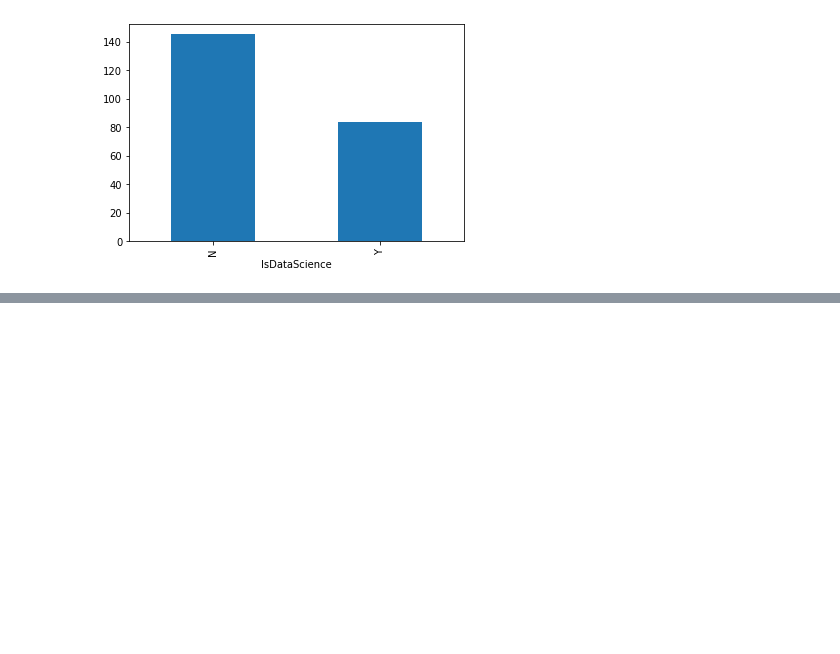
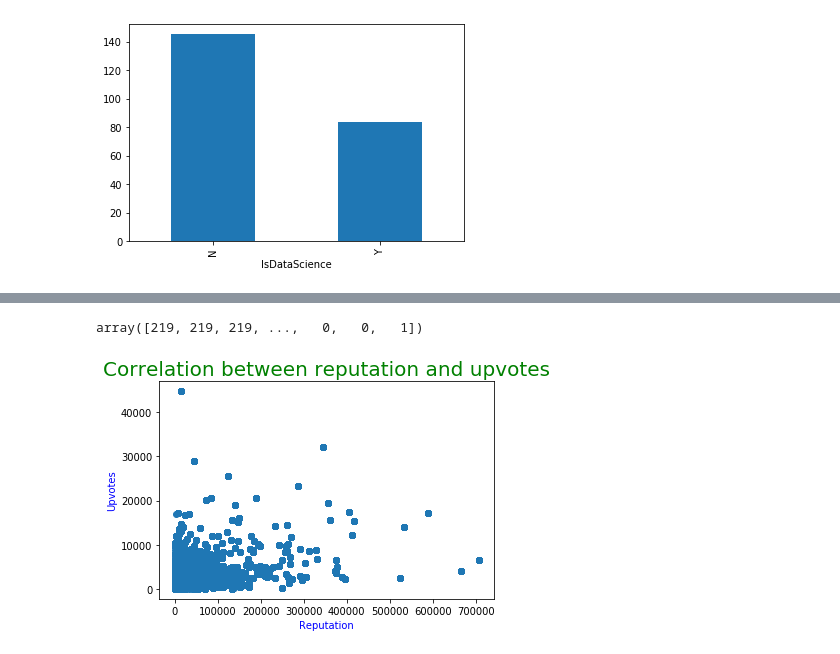
Before and after one commit to KarthikeyanVenkataraman/edastackoverflow, a Jupyter notebook: StackOverFlow_Draft.ipynb, the cells around one changed output, grey strips where cells are left out. Drawn from its saved outputs; the diff is of its cells as text; code cells hidden in the pictures; blank space fills up the shorter version.

```diff
--- a/StackOverFlow_Draft.ipynb
+++ b/StackOverFlow_Draft.ipynb
@@ -644,2 +447,0 @@ del inpUsers['Unnamed: 0']
-# %%
-inpUsers.drop_duplicates(keep='first',inplace=True)
@@ -654,0 +448,4 @@ inpUsers.head(5)
+# %%
+UserListWhoAskedDataScienceQuestions = inpQues[inpQues.IsDataScience=='Y'].OwnerUserId.unique().tolist()
+reputedUsers = inpUsers[inpUsers.id.isin(UserListWhoAskedDataScienceQuestions)]
+print(reputedUsers)
@@ -654,0 +476,21 @@ inpUsers.head(5)
+# %%
+reputation = np.array(reputedUsers.reputation)
+upvotes = np.array(reputedUsers.up_votes)
+downvotes = np.array(reputedUsers.down_votes)
+# %%
+downvotes
+# %% [output]
+array([219, 219, 219, ...,   0,   0,   1])
+# %%
+# plotting scatterplot
+plt.scatter(reputation, upvotes)
+
+plt.title("Correlation between reputation and upvotes", fontdict={'fontsize': 20, 'fontweight' : 5, 'color' : 'Green'})
+
+plt.xlabel("Reputation", fontdict={'fontsize': 10, 'fontweight' : 3, 'color' : 'Blue'})
+plt.ylabel("Upvotes", fontdict={'fontsize': 10, 'fontweight' : 3, 'color' : 'Blue'})
+
+# necessary command to display graph
+plt.show()
+# %% [output]
+[figure, added]
```
Also changed, not shown: parts of 30 cells of this notebook.
